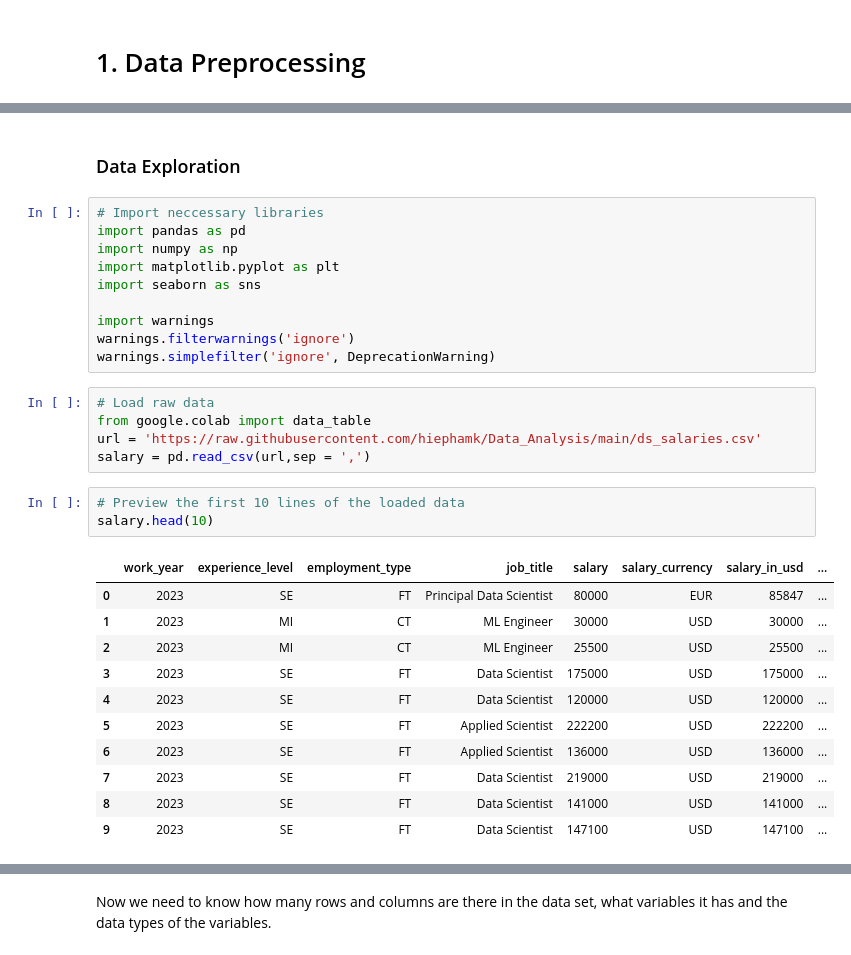
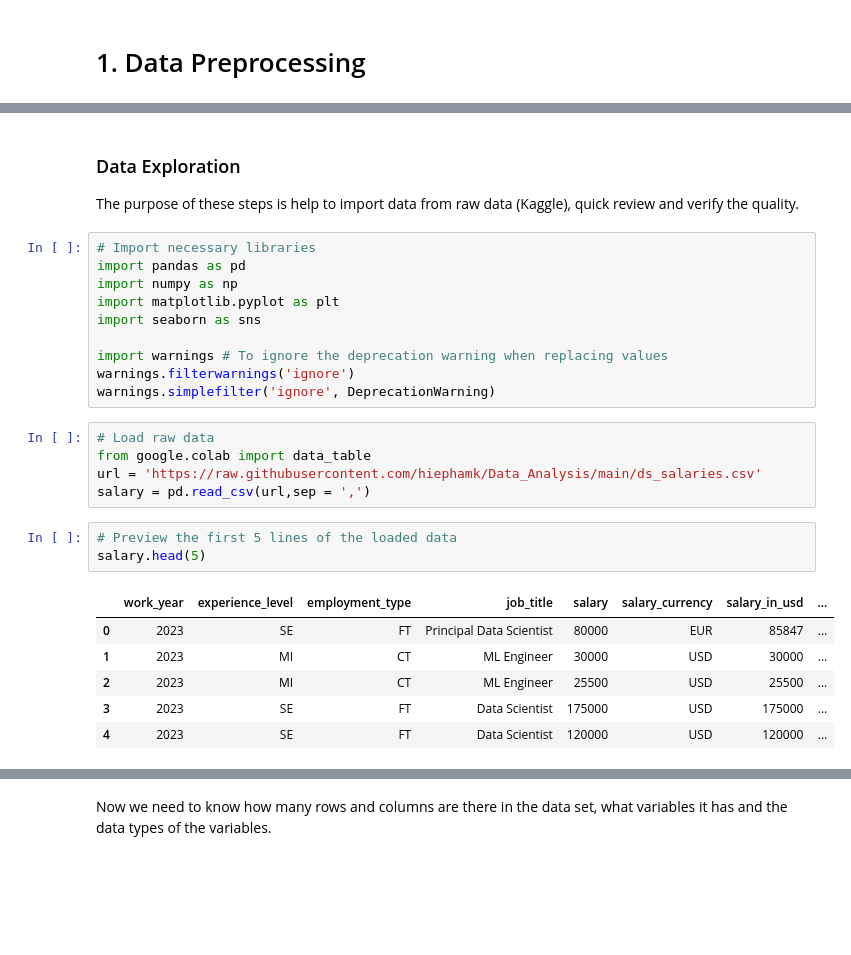
Before and after one commit to andylovecloud/Data, a Jupyter notebook: GroupHCDD.ipynb, the cells around one changed output, grey strips where cells are left out. Cells and saved outputs as stored; diff of their text form; blank space fills up the shorter version.

```diff
--- a/GroupHCDD.ipynb
+++ b/GroupHCDD.ipynb
@@ -33,13 +18,15 @@ Decide what to do with the outliers.
-# %% [markdown]
-### Data Exploration
+# %% [markdown]
+### Data Exploration
+
+The purpose of these steps is help to import data from raw data (Kaggle), quick review and verify the quality.
 # %%
-# Import neccessary libraries
+# Import necessary libraries
 import pandas as pd
 import numpy as np
 import matplotlib.pyplot as plt
 import seaborn as sns
 
-import warnings
+import warnings # To ignore the deprecation warning when replacing values
 warnings.filterwarnings('ignore')
 warnings.simplefilter('ignore', DeprecationWarning)
 # %%
@@ -48,20 +35,15 @@ from google.colab import data_table
 url = 'https://raw.githubusercontent.com/hiephamk/Data_Analysis/main/ds_salaries.csv'
 salary = pd.read_csv(url,sep = ',')
 # %%
-# Preview the first 10 lines of the loaded data
-salary.head(10)
+# Preview the first 5 lines of the loaded data
+salary.head(5)
 # %% [output]
 |  | work_year | experience_level | employment_type | job_title | salary | salary_currency | salary_in_usd | ... |
 | 0 | 2023 | SE | FT | Principal Data Scientist | 80000 | EUR | 85847 | ... |
 | 1 | 2023 | MI | CT | ML Engineer | 30000 | USD | 30000 | ... |
 | 2 | 2023 | MI | CT | ML Engineer | 25500 | USD | 25500 | ... |
 | 3 | 2023 | SE | FT | Data Scientist | 175000 | USD | 175000 | ... |
 | 4 | 2023 | SE | FT | Data Scientist | 120000 | USD | 120000 | ... |
-| 5 | 2023 | SE | FT | Applied Scientist | 222200 | USD | 222200 | ... |
-| 6 | 2023 | SE | FT | Applied Scientist | 136000 | USD | 136000 | ... |
-| 7 | 2023 | SE | FT | Data Scientist | 219000 | USD | 219000 | ... |
-| 8 | 2023 | SE | FT | Data Scientist | 141000 | USD | 141000 | ... |
-| 9 | 2023 | SE | FT | Data Scientist | 147100 | USD | 147100 | ... |
 # %%
 # View a random dataset of data
 sample = salary.sample(5)
```
Also changed, not shown: parts of 104 cells of this notebook.
